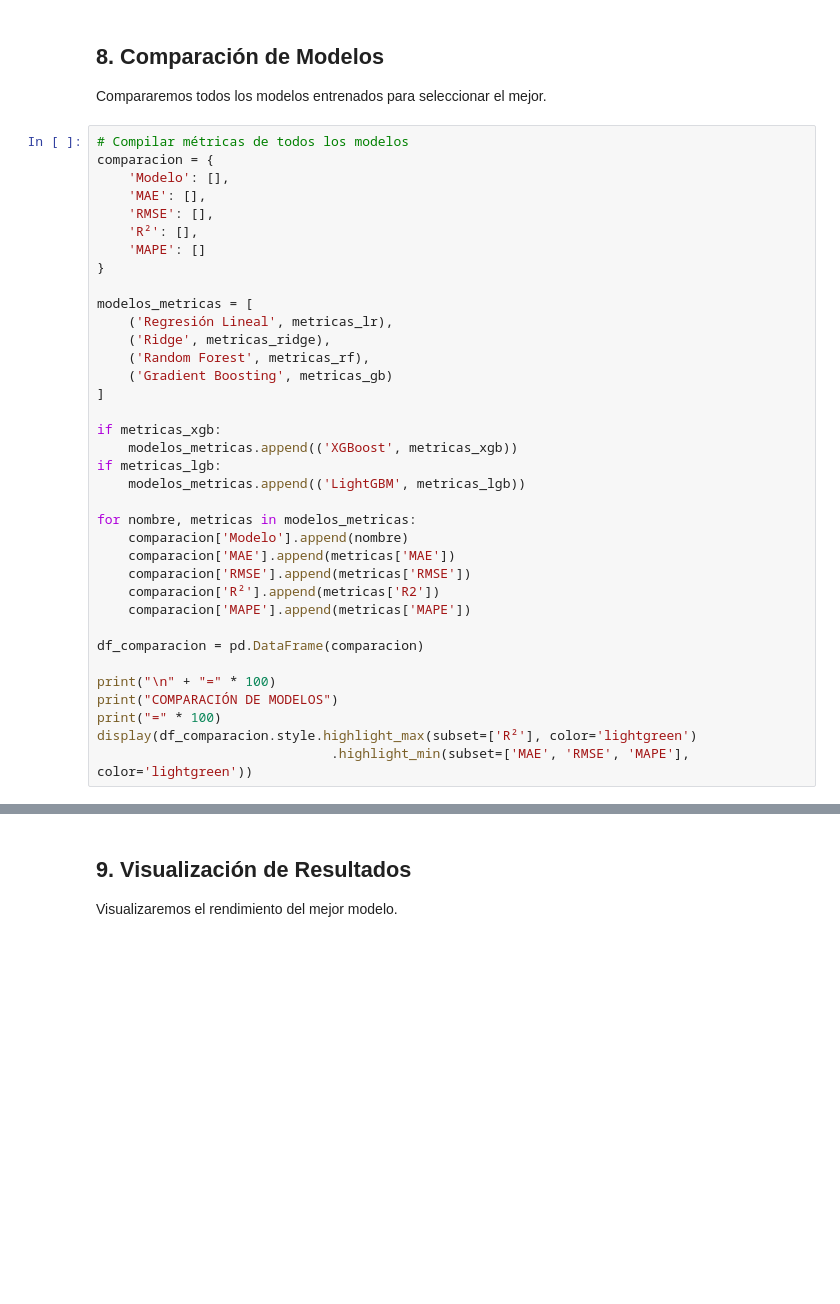
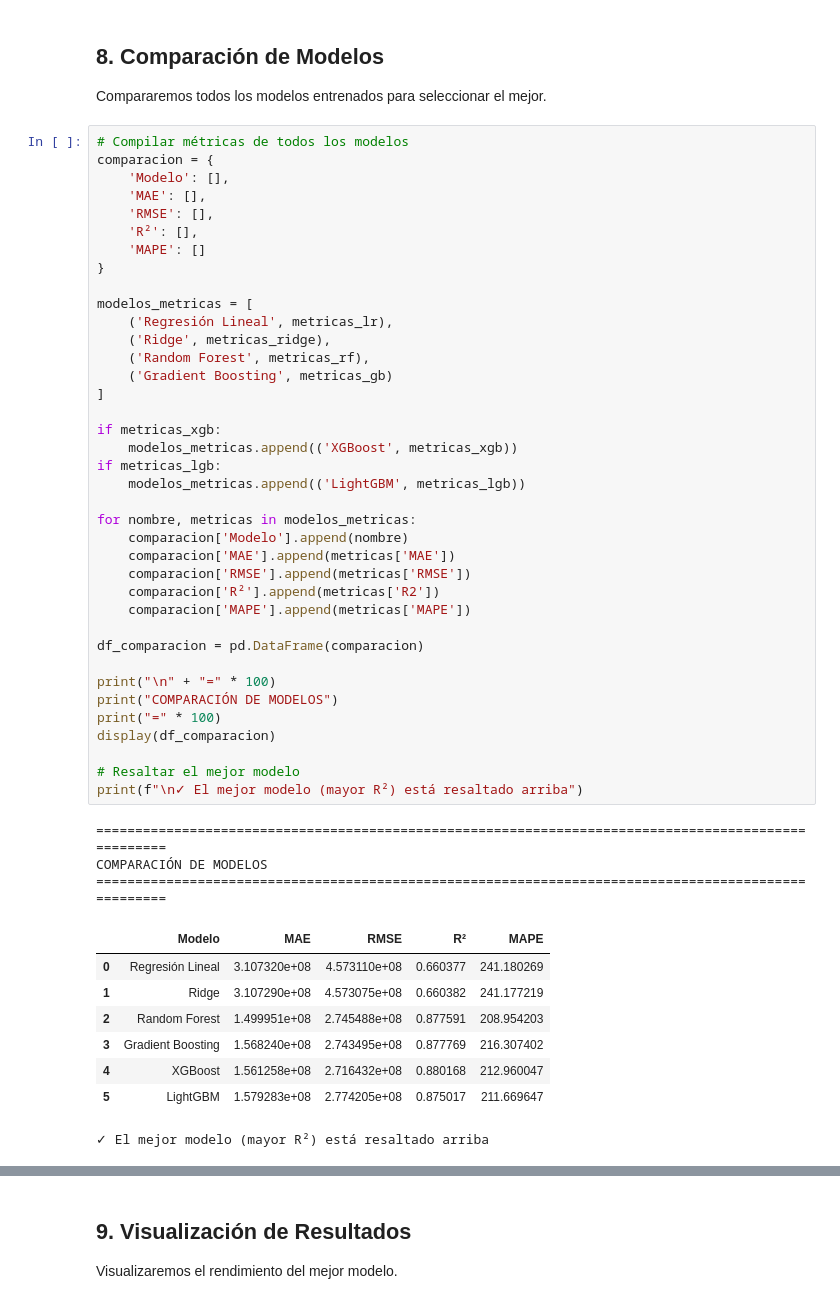
Before and after one commit to iGotty/Taller_2_DataScience, a Jupyter notebook: notebooks/02_Modelado_y_Evaluacion.ipynb, the cells around one changed output, grey strips where cells are left out. Cells and saved outputs as stored; diff of their text form; blank space fills up the shorter version.

```diff
--- a/notebooks/02_Modelado_y_Evaluacion.ipynb
+++ b/notebooks/02_Modelado_y_Evaluacion.ipynb
@@ -356,35 +438,49 @@ comparacion = {
     'MAE': [],
     'RMSE': [],
     'R²': [],
     'MAPE': []
 }
 
 modelos_metricas = [
     ('Regresión Lineal', metricas_lr),
     ('Ridge', metricas_ridge),
     ('Random Forest', metricas_rf),
     ('Gradient Boosting', metricas_gb)
 ]
 
 if metricas_xgb:
     modelos_metricas.append(('XGBoost', metricas_xgb))
 if metricas_lgb:
     modelos_metricas.append(('LightGBM', metricas_lgb))
 
 for nombre, metricas in modelos_metricas:
     comparacion['Modelo'].append(nombre)
     comparacion['MAE'].append(metricas['MAE'])
     comparacion['RMSE'].append(metricas['RMSE'])
     comparacion['R²'].append(metricas['R2'])
     comparacion['MAPE'].append(metricas['MAPE'])
 
 df_comparacion = pd.DataFrame(comparacion)
 
 print("\n" + "=" * 100)
 print("COMPARACIÓN DE MODELOS")
 print("=" * 100)
-display(df_comparacion.style.highlight_max(subset=['R²'], color='lightgreen')
-                              .highlight_min(subset=['MAE', 'RMSE', 'MAPE'], color='lightgreen'))
+display(df_comparacion)
+
+# Resaltar el mejor modelo
+print(f"\n✓ El mejor modelo (mayor R²) está resaltado arriba")
+# %% [output]
+====================================================================================================
+COMPARACIÓN DE MODELOS
+====================================================================================================
+|  | Modelo | MAE | RMSE | R² | MAPE |
+| 0 | Regresión Lineal | 3.107320e+08 | 4.573110e+08 | 0.660377 | 241.180269 |
+| 1 | Ridge | 3.107290e+08 | 4.573075e+08 | 0.660382 | 241.177219 |
+| 2 | Random Forest | 1.499951e+08 | 2.745488e+08 | 0.877591 | 208.954203 |
+| 3 | Gradient Boosting | 1.568240e+08 | 2.743495e+08 | 0.877769 | 216.307402 |
+| 4 | XGBoost | 1.561258e+08 | 2.716432e+08 | 0.880168 | 212.960047 |
+| 5 | LightGBM | 1.579283e+08 | 2.774205e+08 | 0.875017 | 211.669647 |
+✓ El mejor modelo (mayor R²) está resaltado arriba
 # %%
 # Identificar el mejor modelo basado en R²
 idx_mejor = df_comparacion['R²'].idxmax()
```
Also changed, not shown: parts of 28 cells of this notebook, 9 other files.
